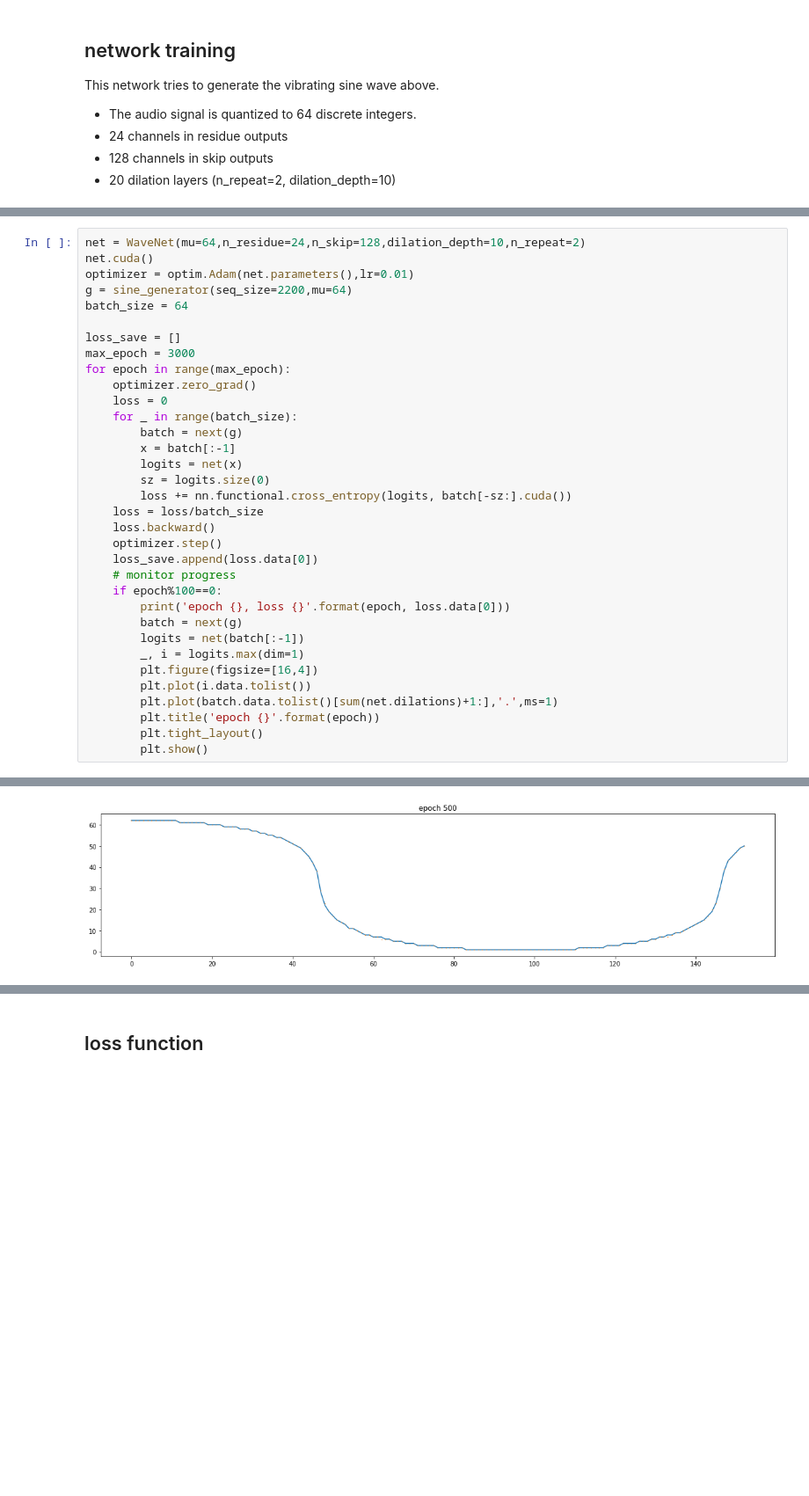
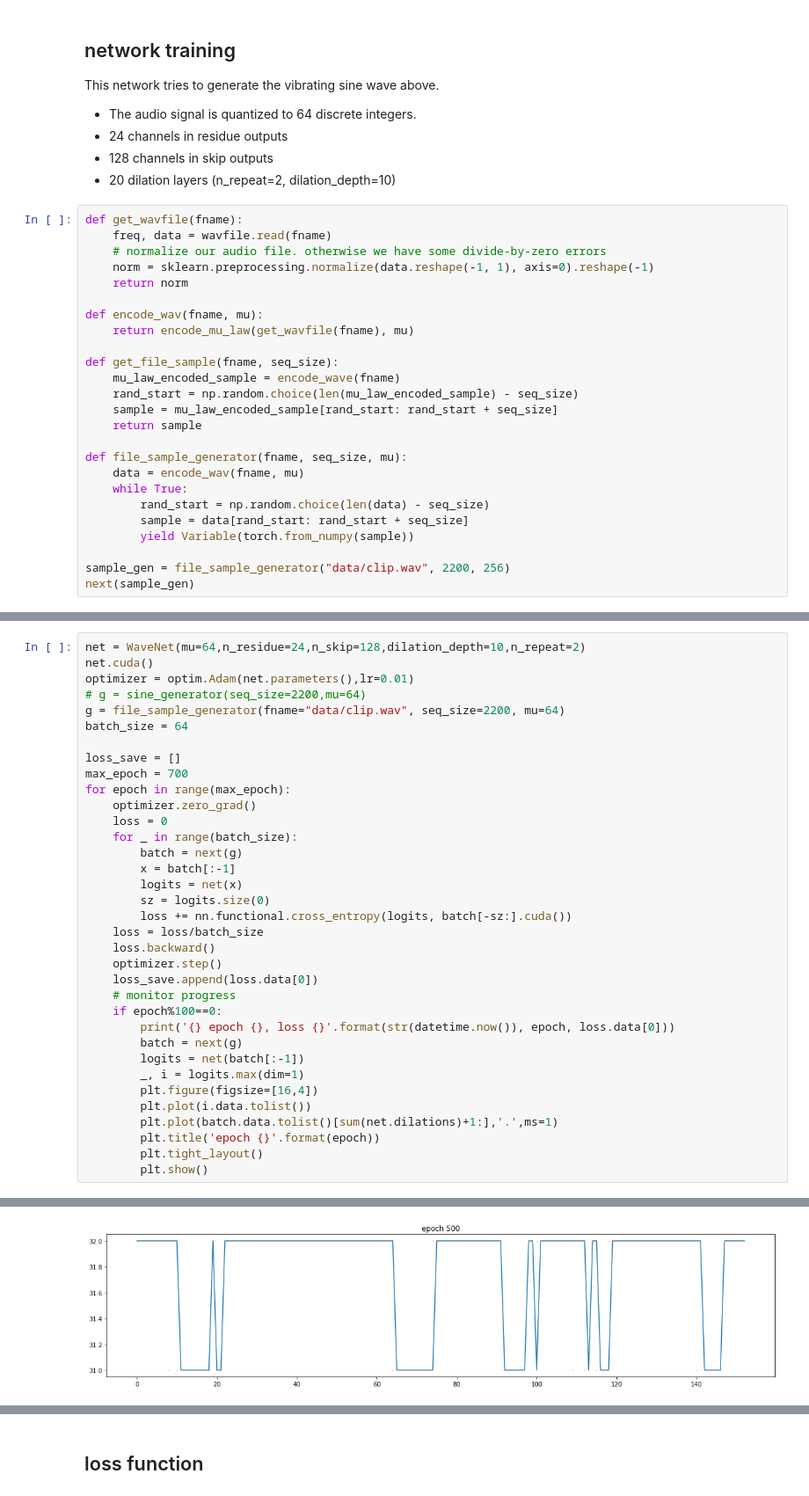
Before and after one commit to crazyoscarchang/pytorch-wavenet, a Jupyter notebook: wavenet.ipynb, the cells around one changed output, grey strips where cells are left out. Shown at 88% size. Saved outputs shown, nothing was run; the diff lists cells and outputs as text; blank space fills up the shorter version.

Commit message:
train on clip.wav

```diff
--- a/wavenet.ipynb
+++ b/wavenet.ipynb
@@ -205,3 +208,28 @@ This network tries to generate the vibrating sine wave above.
 - 24 channels in residue outputs
 - 128 channels in skip outputs
 - 20 dilation layers (n_repeat=2, dilation_depth=10)
+# %%
+def get_wavfile(fname):
+    freq, data = wavfile.read(fname)
+    # normalize our audio file. otherwise we have some divide-by-zero errors
+    norm = sklearn.preprocessing.normalize(data.reshape(-1, 1), axis=0).reshape(-1)
+    return norm
+
+def encode_wav(fname, mu):
+    return encode_mu_law(get_wavfile(fname), mu)
+
+def get_file_sample(fname, seq_size):
+    mu_law_encoded_sample = encode_wave(fname)
+    rand_start = np.random.choice(len(mu_law_encoded_sample) - seq_size)
+    sample = mu_law_encoded_sample[rand_start: rand_start + seq_size]
+    return sample
+
+def file_sample_generator(fname, seq_size, mu):
+    data = encode_wav(fname, mu)
+    while True:
+        rand_start = np.random.choice(len(data) - seq_size)
+        sample = data[rand_start: rand_start + seq_size]
+        yield Variable(torch.from_numpy(sample))
+
+sample_gen = file_sample_generator("data/clip.wav", 2200, 256)
+next(sample_gen)
@@ -209,11 +247,12 @@ This network tries to generate the vibrating sine wave above.
 net = WaveNet(mu=64,n_residue=24,n_skip=128,dilation_depth=10,n_repeat=2)
 net.cuda()
 optimizer = optim.Adam(net.parameters(),lr=0.01)
-g = sine_generator(seq_size=2200,mu=64)
+# g = sine_generator(seq_size=2200,mu=64)
+g = file_sample_generator(fname="data/clip.wav", seq_size=2200, mu=64)
 batch_size = 64
 
 loss_save = []
-max_epoch = 3000
+max_epoch = 700
 for epoch in range(max_epoch):
     optimizer.zero_grad()
     loss = 0
@@ -229,7 +268,7 @@ for epoch in range(max_epoch):
     loss_save.append(loss.data[0])
     # monitor progress
     if epoch%100==0:
-        print('epoch {}, loss {}'.format(epoch, loss.data[0]))
+        print('{} epoch {}, loss {}'.format(str(datetime.now()), epoch, loss.data[0]))
         batch = next(g)
         logits = net(batch[:-1])
         _, i = logits.max(dim=1)
@@ -254 +293 @@ epoch 500, loss 0.1043965145945549
-[figure, old version]
+[figure, new version]
```
Also changed, not shown: parts of 12 cells of this notebook.
